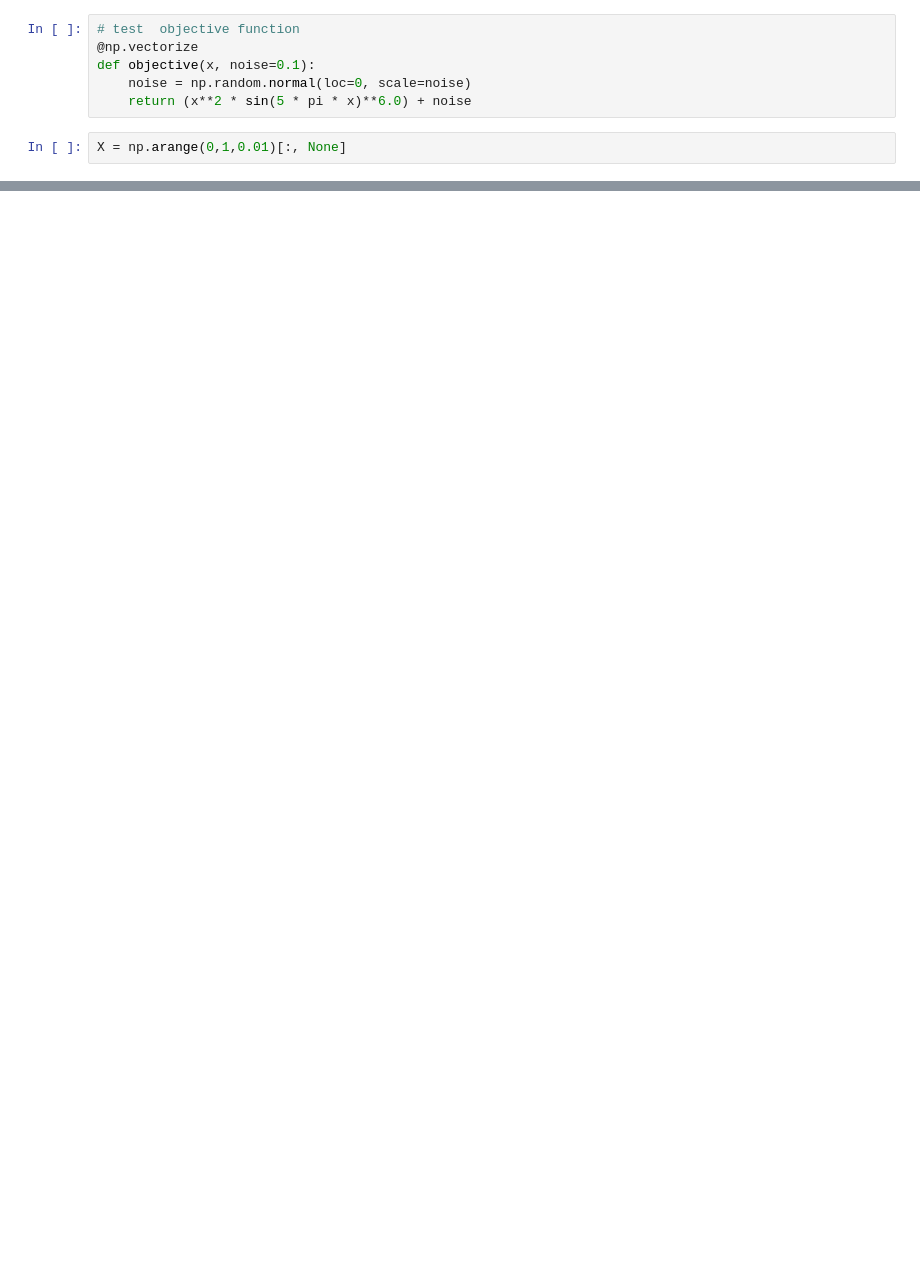
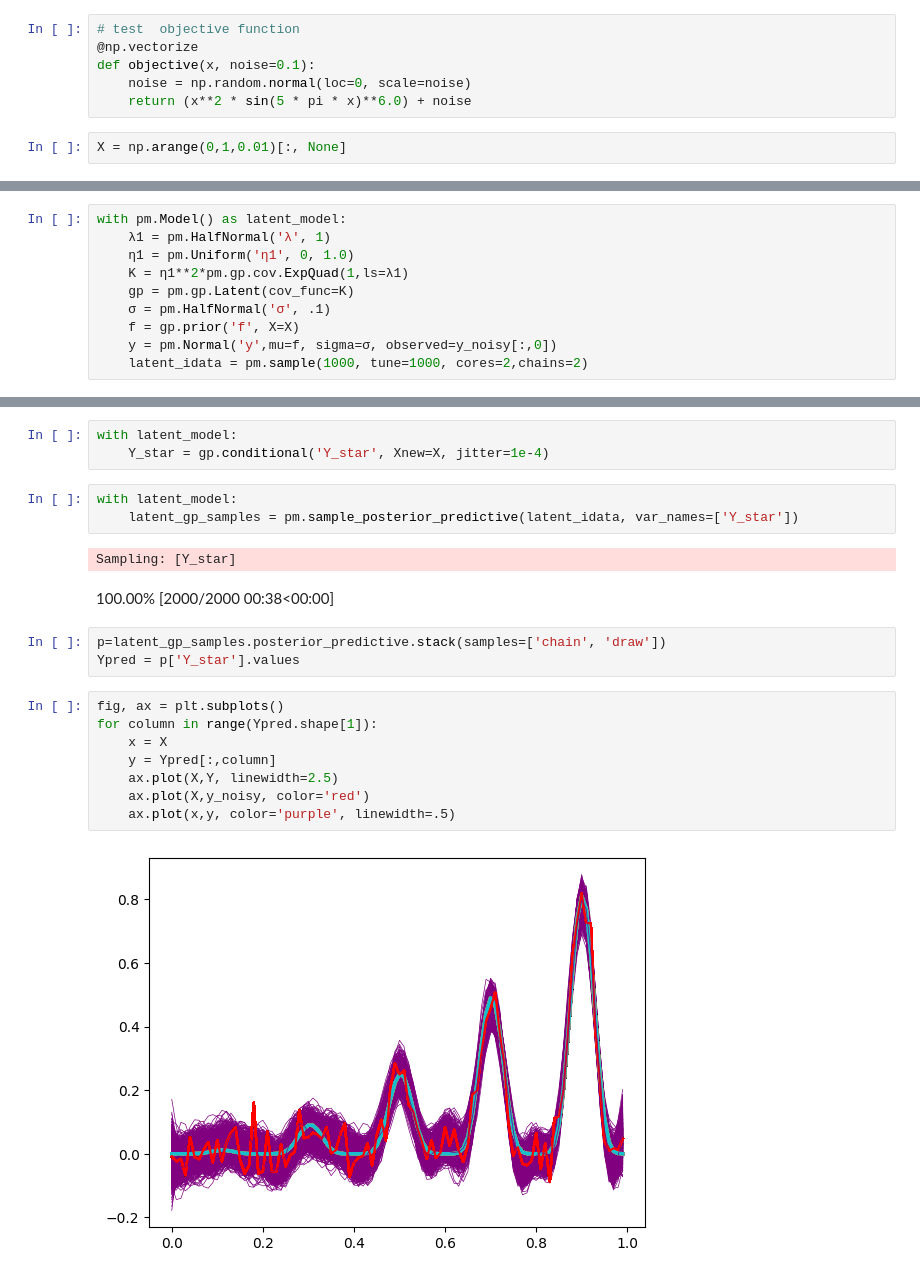
Before and after one commit to AlexRodis/olives, a Jupyter notebook: BayesianOptimization.ipynb, the cells around one changed output, grey strips where cells are left out. Cells and saved outputs as stored; diff of their text form; blank space fills up the shorter version.

```diff
--- a/BayesianOptimization.ipynb
+++ b/BayesianOptimization.ipynb
@@ -77,0 +119,10 @@ KeyError: 'Ypred'
+# %%
+with pm.Model() as latent_model:
+    λ1 = pm.HalfNormal('λ', 1)
+    η1 = pm.Uniform('η1', 0, 1.0)
+    K = η1**2*pm.gp.cov.ExpQuad(1,ls=λ1)
+    gp = pm.gp.Latent(cov_func=K)
+    σ = pm.HalfNormal('σ', .1)
+    f = gp.prior('f', X=X)
+    y = pm.Normal('y',mu=f, sigma=σ, observed=y_noisy[:,0])
+    latent_idata = pm.sample(1000, tune=1000, cores=2,chains=2)
@@ -77,0 +160,22 @@ KeyError: 'Ypred'
+# %%
+with latent_model:
+    Y_star = gp.conditional('Y_star', Xnew=X, jitter=1e-4)
+# %%
+with latent_model:
+    latent_gp_samples = pm.sample_posterior_predictive(latent_idata, var_names=['Y_star'])
+# %% [output]
+Sampling: [Y_star]
+100.00% [2000/2000 00:38<00:00]
+# %%
+p=latent_gp_samples.posterior_predictive.stack(samples=['chain', 'draw'])
+Ypred = p['Y_star'].values
+# %%
+fig, ax = plt.subplots()
+for column in range(Ypred.shape[1]):
+    x = X
+    y = Ypred[:,column]
+    ax.plot(X,Y, linewidth=2.5)
+    ax.plot(X,y_noisy, color='red')
+    ax.plot(x,y, color='purple', linewidth=.5)
+# %% [output]
+[figure, added]
```
Also changed, not shown: parts of 18 cells of this notebook, 2 other files.
